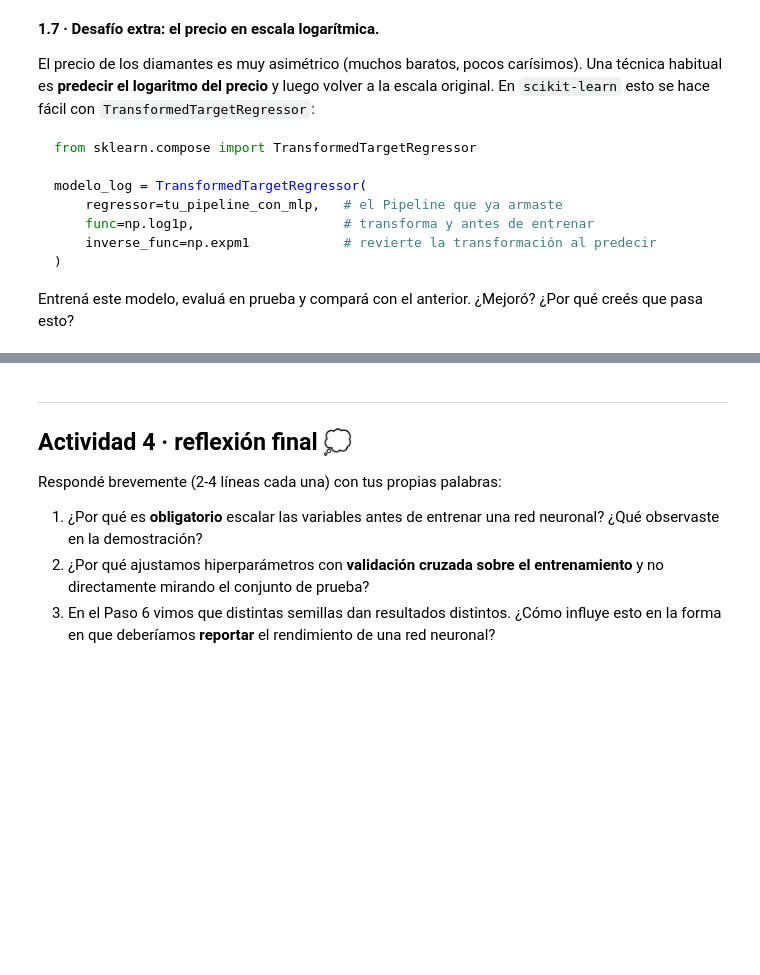
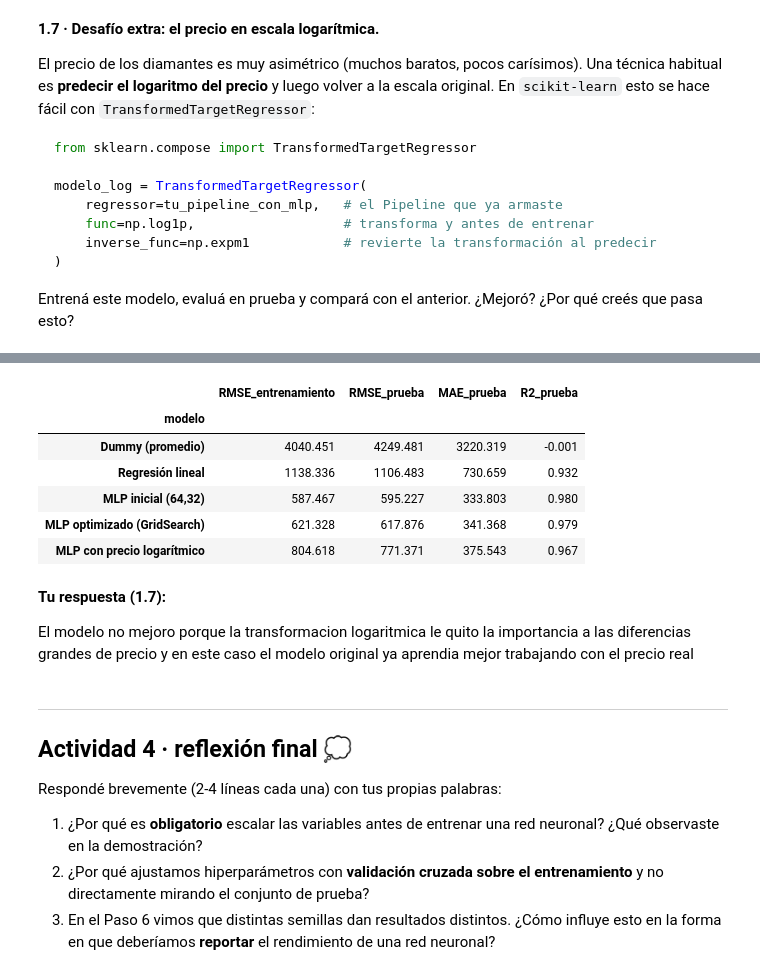
Before and after one commit to enrifonseca/AprendizajeAutomatico1, a Jupyter notebook: ISSD_AA1_Taller_redes_neuronales_sklearn_regresión.ipynb, the cells around one changed output, grey strips where cells are left out. Drawn from its saved outputs; the diff is of its cells as text; code cells hidden in the pictures; blank space fills up the shorter version.

```diff
--- a/ISSD_AA1_Taller_redes_neuronales_sklearn_regresión.ipynb
+++ b/ISSD_AA1_Taller_redes_neuronales_sklearn_regresión.ipynb
@@ -1252,0 +1247,11 @@ Entrená este modelo, evaluá en prueba y compará con el anterior. ¿Mejoró?
+# %%
+# Tu código aquí
+from sklearn.compose import TransformedTargetRegressor
+
+modelo_log_d = TransformedTargetRegressor(
+    regressor=mejor_d,
+    func=np.log1p,
+    inverse_func=np.expm1
+)
+
+modelo_log_d.fit(X_ent_d, y_ent_d)
@@ -1253,3 +1276,29 @@ Entrená este modelo, evaluá en prueba y compará con el anterior. ¿Mejoró?
+# %%
+resultado_log_d = evaluar_regresion(
+    modelo_log_d,
+    X_ent_d,
+    y_ent_d,
+    X_prueba_d,
+    y_prueba_d,
+    "MLP con precio logarítmico"
+)
+
+resultados_diam.append(resultado_log_d)
+
+tabla_comparacion_diam = pd.DataFrame(resultados_diam).set_index("modelo")
+tabla_comparacion_diam
+# %% [output]
+|  | RMSE_entrenamiento | RMSE_prueba | MAE_prueba | R2_prueba |
+| modelo |  |  |  |  |
+| Dummy (promedio) | 4040.451 | 4249.481 | 3220.319 | -0.001 |
+| Regresión lineal | 1138.336 | 1106.483 | 730.659 | 0.932 |
+| MLP inicial (64,32) | 587.467 | 595.227 | 333.803 | 0.980 |
+| MLP optimizado (GridSearch) | 621.328 | 617.876 | 341.368 | 0.979 |
+| MLP con precio logarítmico | 804.618 | 771.371 | 375.543 | 0.967 |
+# %% [markdown]
+**Tu respuesta (1.7):**
+
+El modelo no mejoro porque la transformacion logaritmica le quito la importancia a las diferencias grandes de precio y en este caso el modelo original ya aprendia mejor trabajando con el precio real
 # %% [markdown]
 ---
 ## Actividad 4 · reflexión final 💭
```
Also changed, not shown: parts of 5 cells of this notebook.
